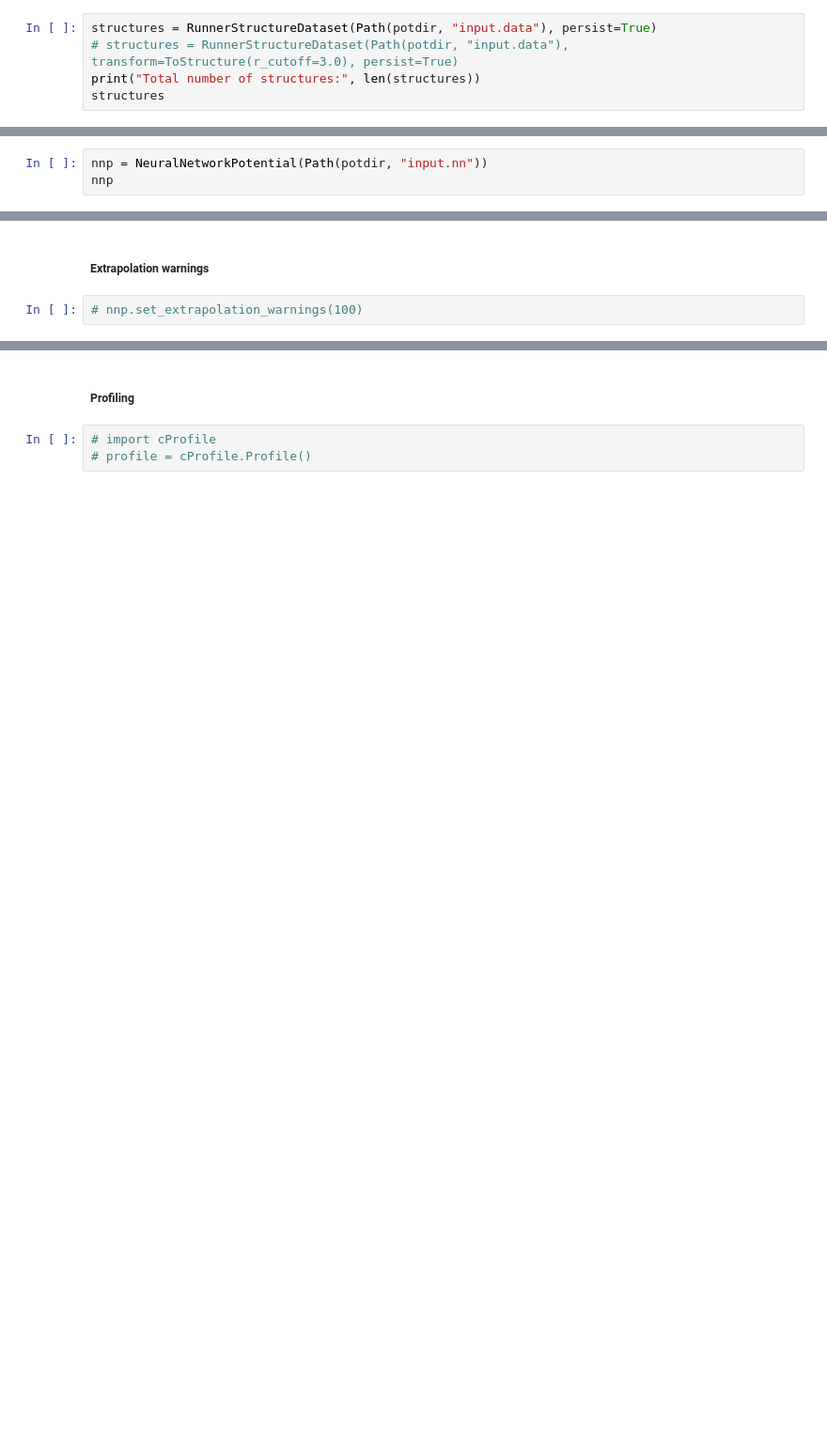
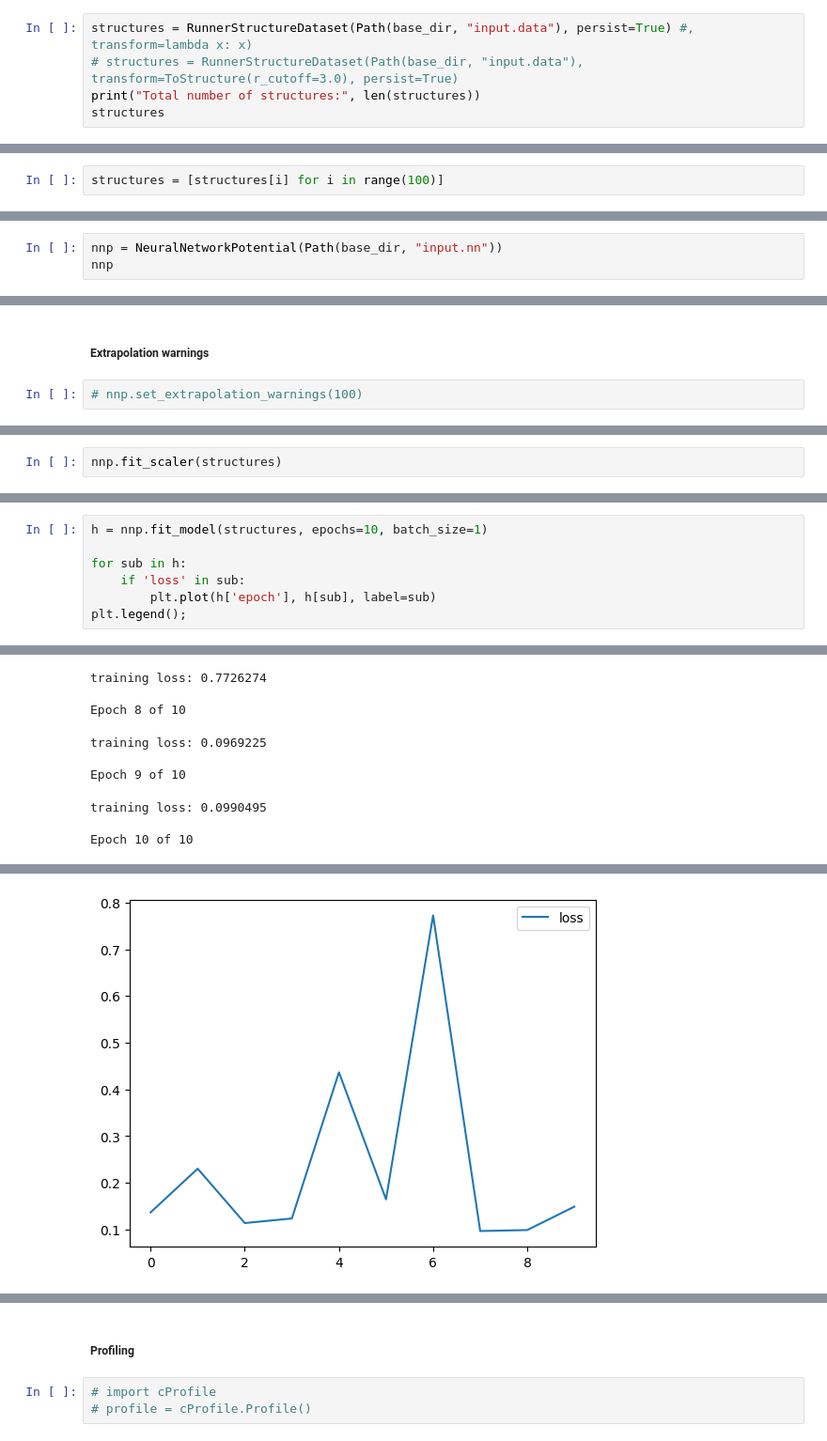
Before and after one commit to hghcomphys/pantea, a Jupyter notebook: examples/potential.ipynb, the cells around one changed output, grey strips where cells are left out. Shown at 94% size. Drawn from its saved outputs; the diff is of its cells as text; blank space fills up the shorter version.

Commit message:
udpate potential example (notebook and script)

```diff
--- a/examples/potential.ipynb
+++ b/examples/potential.ipynb
@@ -54,5 +53,5 @@ potdir = Path('./H2O')
 # %%
-structures = RunnerStructureDataset(Path(potdir, "input.data"), persist=True)
-# structures = RunnerStructureDataset(Path(potdir, "input.data"), transform=ToStructure(r_cutoff=3.0), persist=True)
+structures = RunnerStructureDataset(Path(base_dir, "input.data"), persist=True) #, transform=lambda x: x)
+# structures = RunnerStructureDataset(Path(base_dir, "input.data"), transform=ToStructure(r_cutoff=3.0), persist=True)
 print("Total number of structures:", len(structures))
 structures
@@ -59,3 +61,5 @@ structures
+# %%
+structures = [structures[i] for i in range(100)]
 # %%
 s = structures[0]
 s
@@ -119,5 +71,5 @@ time asf.grad(s, 1, 2)
 # %% [markdown]
 ## Potential
 # %%
-nnp = NeuralNetworkPotential(Path(potdir, "input.nn"))
+nnp = NeuralNetworkPotential(Path(base_dir, "input.nn"))
 nnp
@@ -127,0 +84,2 @@ nnp
+# %%
+nnp.fit_scaler(structures)
@@ -127,0 +97,8 @@ nnp
+# %%
+h = nnp.fit_model(structures, epochs=10, batch_size=1)
+
+for sub in h:
+    if 'loss' in sub:
+        plt.plot(h['epoch'], h[sub], label=sub)
+plt.legend();
+# %% [output]
@@ -127,0 +124,9 @@ nnp
+training loss: 0.7726274
+
+Epoch 8 of 10
+training loss: 0.0969225
+
+Epoch 9 of 10
+training loss: 0.0990495
+
+Epoch 10 of 10
@@ -127,0 +134 @@ nnp
+[figure, added]
```
Also changed, not shown: parts of 54 cells of this notebook, 1 other file.
